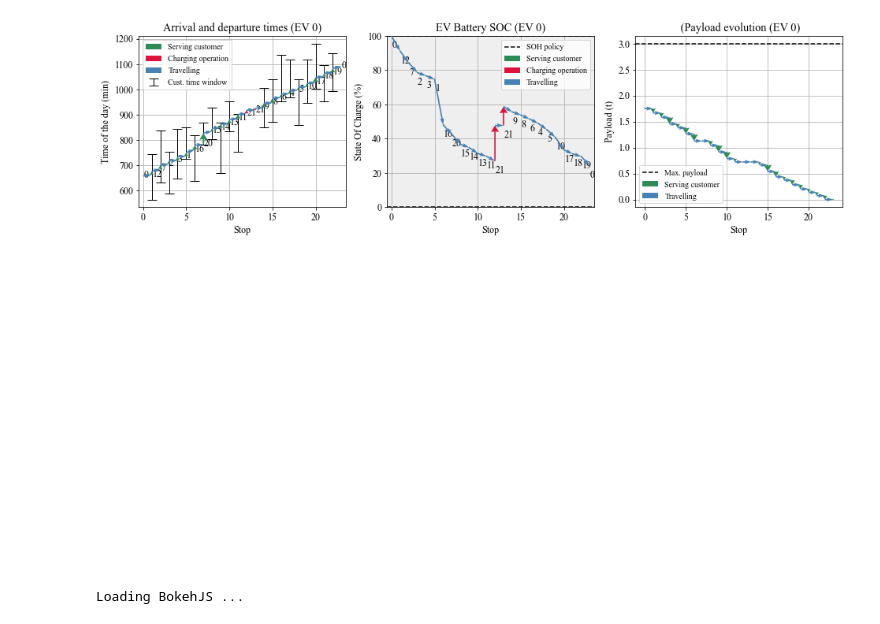
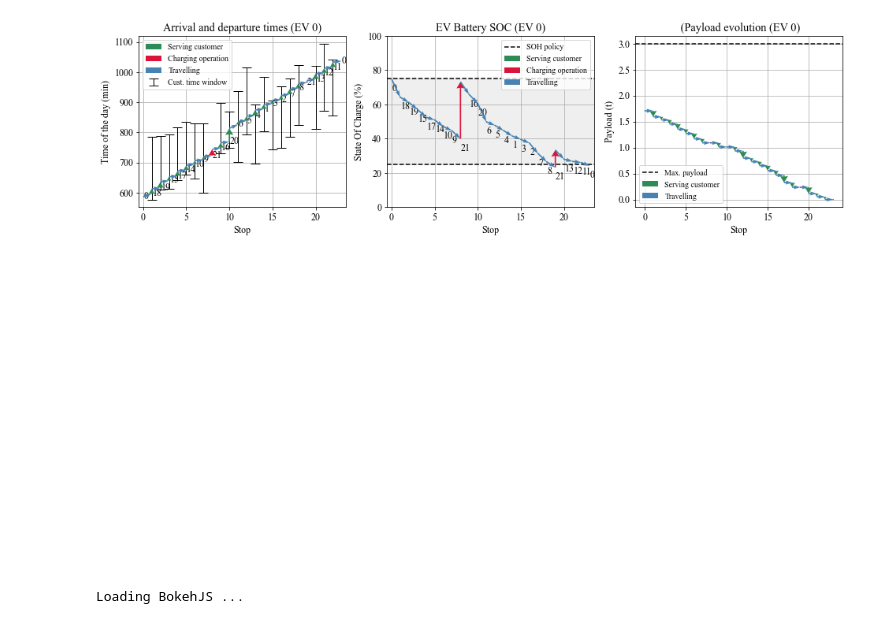
Before and after one commit to jpfutalef/DynamicStochasticElectricVRP, a Jupyter notebook: notebooks/plot_operation.ipynb, the cells around one changed output. Drawn from its saved outputs; the diff is of its cells as text; code cells hidden in the pictures.

```diff
--- a/notebooks/plot_operation.ipynb
+++ b/notebooks/plot_operation.ipynb
@@ -6,37 +6,37 @@ import pandas as pd
 sys.path.append('..')
 from models.Fleet import  from_xml
 from matplotlib import rcParams
 rcParams['font.family'] = 'Times New Roman'
 rcParams['font.size'] = '12'
 rcParams['pdf.fonttype'] = 42
 rcParams['ps.fonttype'] = 42
 
 #instance_folder = '../data/XML_files/35C_2CS_1D_3EV_4CAP/'
-instance_folder = '../data/real_data/'
-opt_res_folder = f'{instance_folder}01-07-2020_13-40-15_FEASIBLE_ASSIGNATION'
+instance_folder = '../data/real_data/instances/'
+opt_res_folder = f'{instance_folder}21nodes_25_75_1EV/day0/01-07-2020_22-32-00_INFEASIBLE_ASSIGNATION'
 #opt_res_folder = f'{instance_folder}(soh40_80)22-06-2020_13-12-06_FEASIBLE_ASSIGNATION'
 
-fleet = from_xml(f'{instance_folder}21nodes_NOPOLICY_1EV.xml', assign_customers=False)
+fleet = from_xml(f'{instance_folder}21nodes_25_75_1EV.xml', assign_customers=False)
 fleet_size = len(fleet.vehicles)
 
 routes = {}
 for i in range(fleet_size):
     ev_file = f'{opt_res_folder}/EV{i}_operation.csv'
     df = pd.read_csv(ev_file)
     Sk = tuple(df['Sk'])
     Lk = tuple(df['Lk'])
     x1_0 = df['x1_reaching'].iloc[0]
     x2_0 = df['x2_reaching'].iloc[0]
     x3_0 = df['x3_reaching'].iloc[0]
     routes[i] = ((Sk, Lk), x1_0, x2_0, x3_0)
 
 fleet.set_routes_of_vehicles(routes)
 fleet.create_optimization_vector()
 
 
 plots = fleet.plot_operation_pyplot(label_offset=(.05, -7), fig_size=(16,4), save_to=opt_res_folder+'/')
 # %% [output]
-[figure, old version]
+[figure, new version]
 # %%
 from bokeh.io import output_notebook
 output_notebook()
```
Also changed, not shown: 5 other files.
